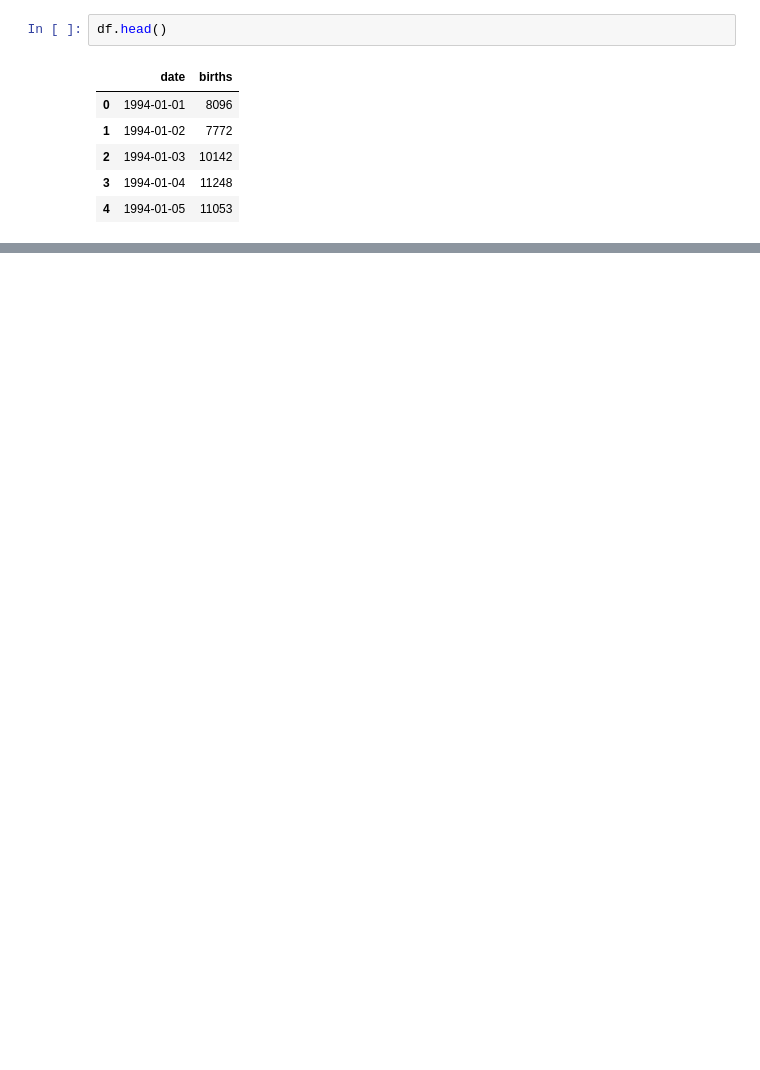
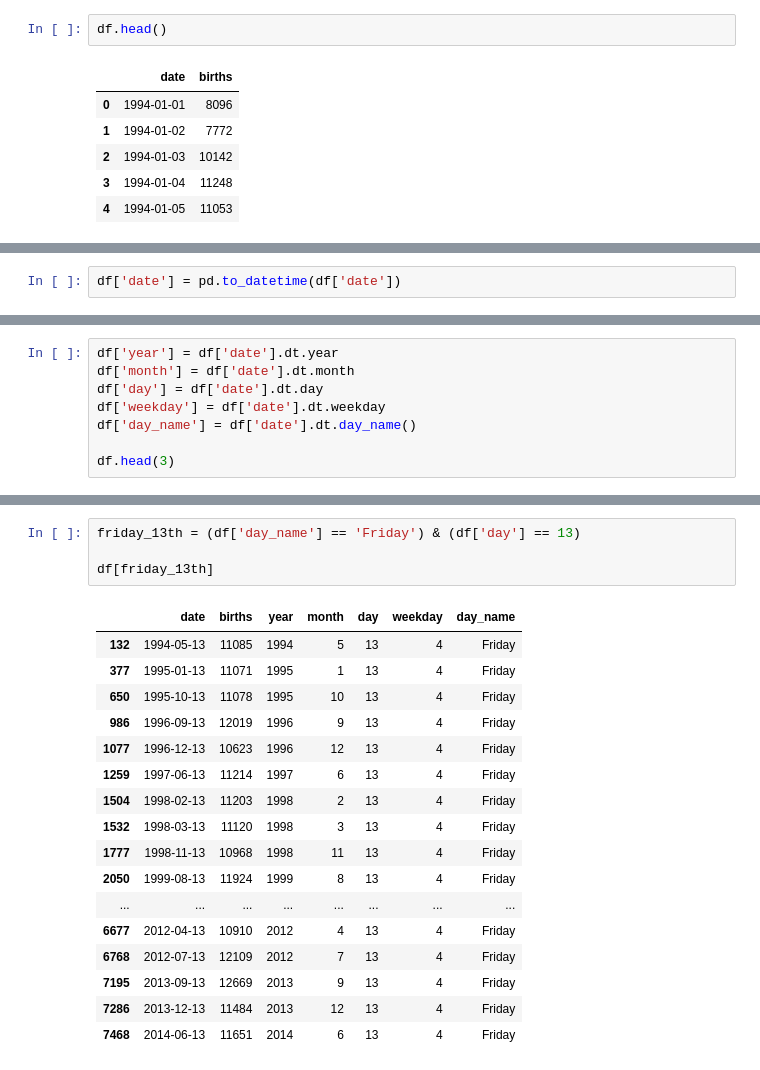
Before and after one commit to subwaymatch/analytics-case-development, a Jupyter notebook: us-births/us-births.ipynb, the cells around one changed output, grey strips where cells are left out. Saved outputs shown, nothing was run; the diff lists cells and outputs as text; blank space fills up the shorter version.

```diff
--- a/us-births/us-births.ipynb
+++ b/us-births/us-births.ipynb
@@ -27,0 +52,2 @@ df.head()
+# %%
+df['date'] = pd.to_datetime(df['date'])
@@ -27,0 +70,8 @@ df.head()
+# %%
+df['year'] = df['date'].dt.year
+df['month'] = df['date'].dt.month
+df['day'] = df['date'].dt.day
+df['weekday'] = df['date'].dt.weekday
+df['day_name'] = df['date'].dt.day_name()
+
+df.head(3)
@@ -27,0 +169,22 @@ df.head()
+# %%
+friday_13th = (df['day_name'] == 'Friday') & (df['day'] == 13)
+
+df[friday_13th]
+# %% [output]
+|  | date | births | year | month | day | weekday | day_name |
+| 132 | 1994-05-13 | 11085 | 1994 | 5 | 13 | 4 | Friday |
+| 377 | 1995-01-13 | 11071 | 1995 | 1 | 13 | 4 | Friday |
+| 650 | 1995-10-13 | 11078 | 1995 | 10 | 13 | 4 | Friday |
+| 986 | 1996-09-13 | 12019 | 1996 | 9 | 13 | 4 | Friday |
+| 1077 | 1996-12-13 | 10623 | 1996 | 12 | 13 | 4 | Friday |
+| 1259 | 1997-06-13 | 11214 | 1997 | 6 | 13 | 4 | Friday |
+| 1504 | 1998-02-13 | 11203 | 1998 | 2 | 13 | 4 | Friday |
+| 1532 | 1998-03-13 | 11120 | 1998 | 3 | 13 | 4 | Friday |
+| 1777 | 1998-11-13 | 10968 | 1998 | 11 | 13 | 4 | Friday |
+| 2050 | 1999-08-13 | 11924 | 1999 | 8 | 13 | 4 | Friday |
+| ... | ... | ... | ... | ... | ... | ... | ... |
+| 6677 | 2012-04-13 | 10910 | 2012 | 4 | 13 | 4 | Friday |
+| 6768 | 2012-07-13 | 12109 | 2012 | 7 | 13 | 4 | Friday |
+| 7195 | 2013-09-13 | 12669 | 2013 | 9 | 13 | 4 | Friday |
+| 7286 | 2013-12-13 | 11484 | 2013 | 12 | 13 | 4 | Friday |
+| 7468 | 2014-06-13 | 11651 | 2014 | 6 | 13 | 4 | Friday |
```
Also changed, not shown: parts of 16 cells of this notebook, 32 other files.
